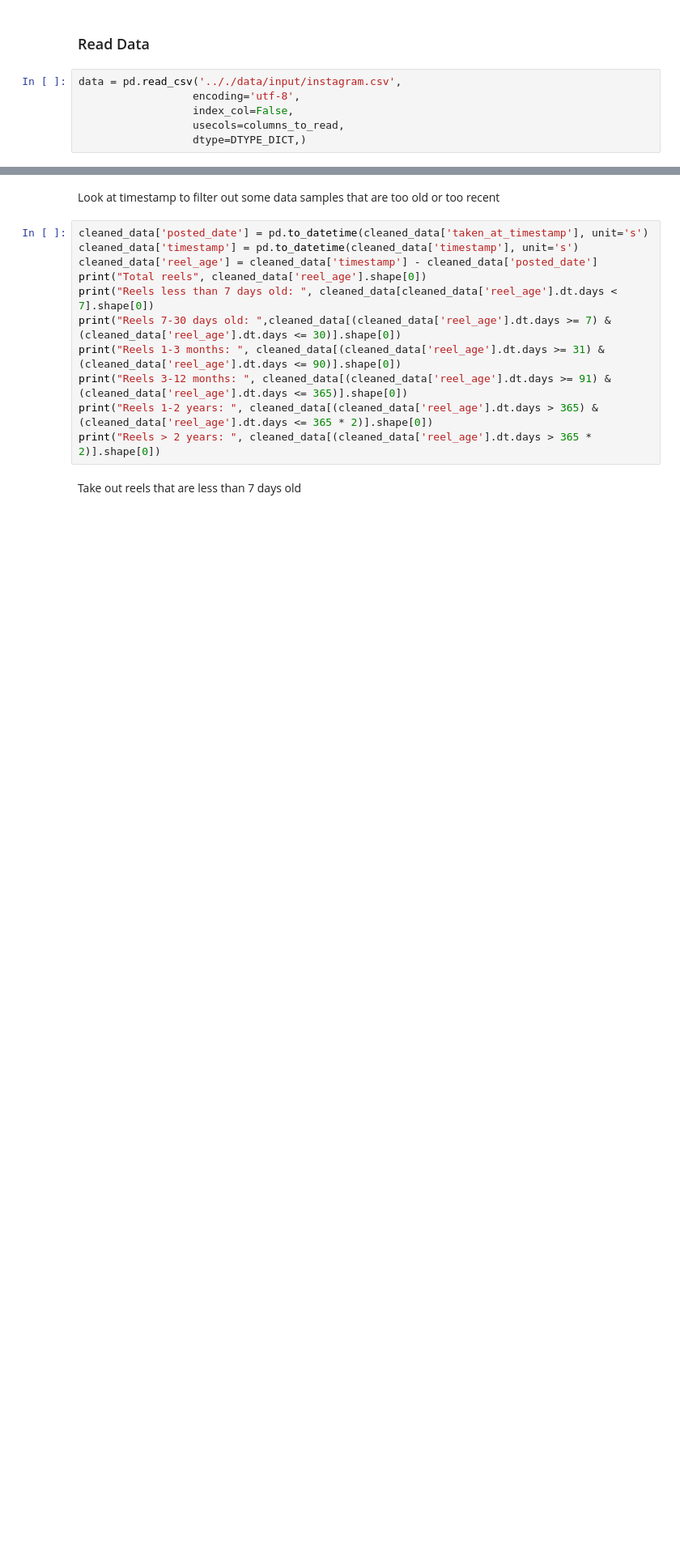
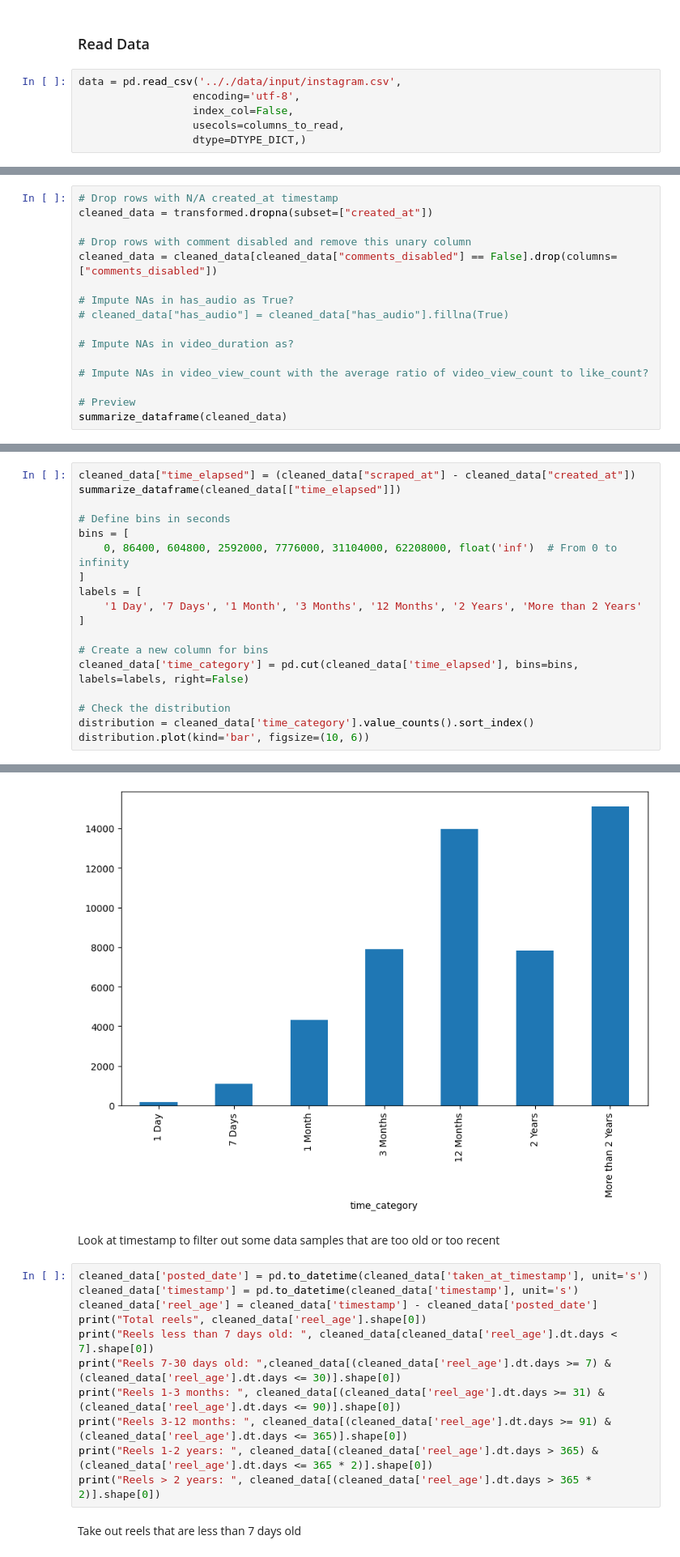
Before and after one commit to Mirrien-Liang/posting-time-impact-analysis, a Jupyter notebook: notebooks/data_cleaning.ipynb, the cells around one changed output, grey strips where cells are left out. Shown at 81% size. Saved outputs shown, nothing was run; the diff lists cells and outputs as text; blank space fills up the shorter version.

Commit message:
Revised transformation steps; implemented filters, NA handlers, col summarizer; plotted elapsed time histo;

```diff
--- a/notebooks/data_cleaning.ipynb
+++ b/notebooks/data_cleaning.ipynb
@@ -90,0 +254,16 @@ cleaned_data = cleaned_data.dropna()
+# %%
+# Drop rows with N/A created_at timestamp
+cleaned_data = transformed.dropna(subset=["created_at"])
+
+# Drop rows with comment disabled and remove this unary column
+cleaned_data = cleaned_data[cleaned_data["comments_disabled"] == False].drop(columns=["comments_disabled"])
+
+# Impute NAs in has_audio as True?
+# cleaned_data["has_audio"] = cleaned_data["has_audio"].fillna(True)
+
+# Impute NAs in video_duration as?
+
+# Impute NAs in video_view_count with the average ratio of video_view_count to like_count?
+
+# Preview
+summarize_dataframe(cleaned_data)
@@ -90,0 +288,19 @@ cleaned_data = cleaned_data.dropna()
+# %%
+cleaned_data["time_elapsed"] = (cleaned_data["scraped_at"] - cleaned_data["created_at"])
+summarize_dataframe(cleaned_data[["time_elapsed"]])
+
+# Define bins in seconds
+bins = [
+    0, 86400, 604800, 2592000, 7776000, 31104000, 62208000, float('inf')  # From 0 to infinity
+]
+labels = [
+    '1 Day', '7 Days', '1 Month', '3 Months', '12 Months', '2 Years', 'More than 2 Years'
+]
+
+# Create a new column for bins
+cleaned_data['time_category'] = pd.cut(cleaned_data['time_elapsed'], bins=bins, labels=labels, right=False)
+
+# Check the distribution
+distribution = cleaned_data['time_category'].value_counts().sort_index()
+distribution.plot(kind='bar', figsize=(10, 6))
+# %% [output]
@@ -91,3 +308,4 @@ cleaned_data = cleaned_data.dropna()
+[figure, added]
 # %% [markdown]
 Look at timestamp to filter out some data samples that are too old or too recent
 # %%
```
Also changed, not shown: parts of 13 cells of this notebook.
